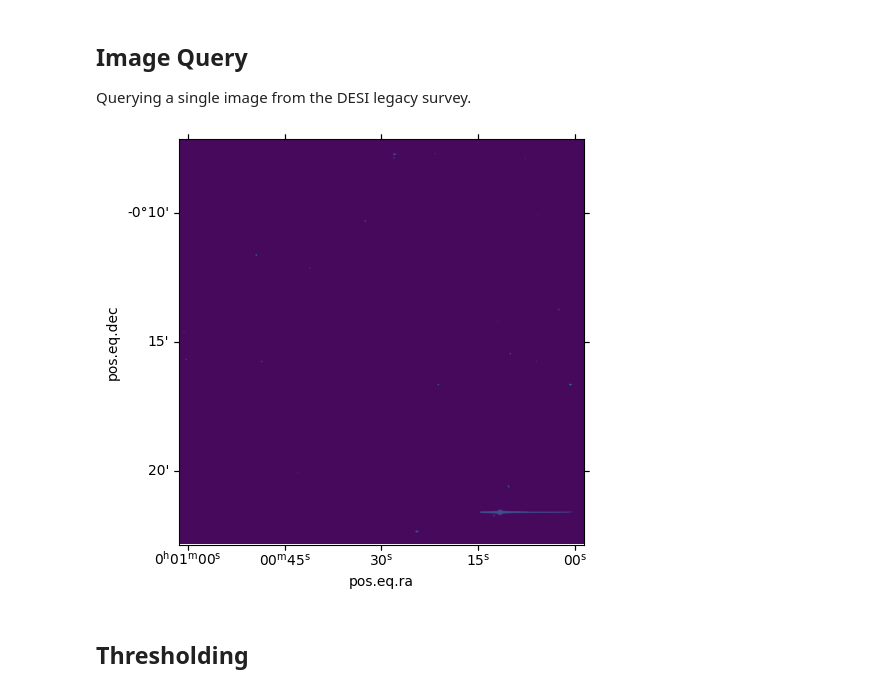
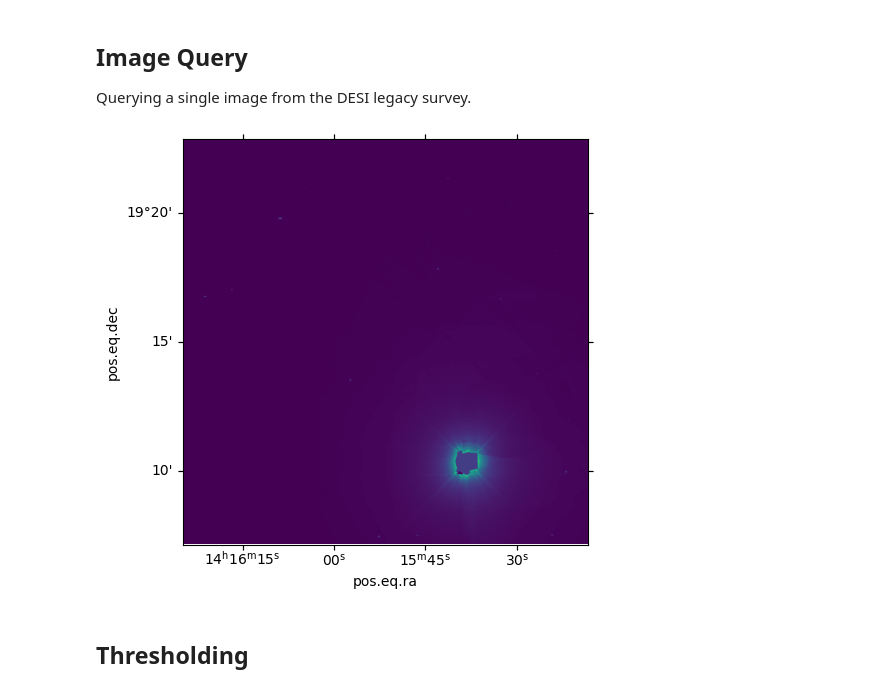
Before and after one commit to cyb0rb/WiFeS_Catalog, a Jupyter notebook: sep_to_dr.ipynb, the cells around one changed output. Drawn from its saved outputs; the diff is of its cells as text; code cells hidden in the pictures.

Commit message:
Add arcturus image

```diff
--- a/sep_to_dr.ipynb
+++ b/sep_to_dr.ipynb
@@ -11,29 +11,29 @@ import sep
 Querying a single image from the DESI legacy survey.
 # %%
 url = "https://portal.nersc.gov/cfs/cosmo/data/legacysurvey/dr10/south/coadd/"
-section = "000"
-brick = "0001m002"
+# brick = "0001m002"
+brick = "2139p192"
 filters = "g"
-image_string = url + f"{section}/{brick}/legacysurvey-{brick}-image-{filters}.fits.fz"
+image_string = url + f"{brick[0:3]}/{brick}/legacysurvey-{brick}-image-{filters}.fits.fz"
 #print(image_string)
 
 test_image = fits.open(image_string)
 #print(test_image.info())
 #print(repr(test_image[1].header))
 
 wcs = WCS(test_image[1].header)
 
 zimage = test_image[1].data
 
 fig = plt.figure()
 ax = plt.subplot(111, projection=wcs)
 lon = ax.coords['ra']
 lat = ax.coords['dec']
 ax.imshow(zimage, norm='linear')
 
 plt.tight_layout()
 # %% [output]
-[figure, old version]
+[figure, new version]
 # %% [markdown]
 ## Thresholding
 # %% [markdown]
```
Also changed, not shown: parts of 5 cells of this notebook.
